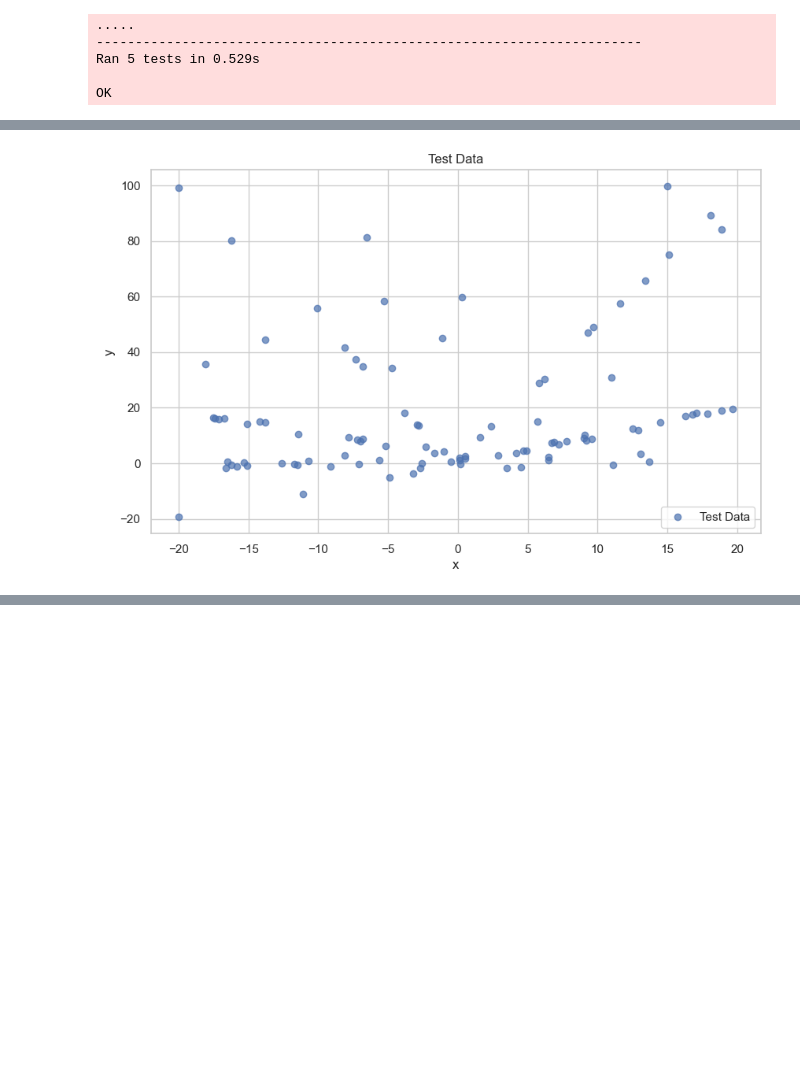
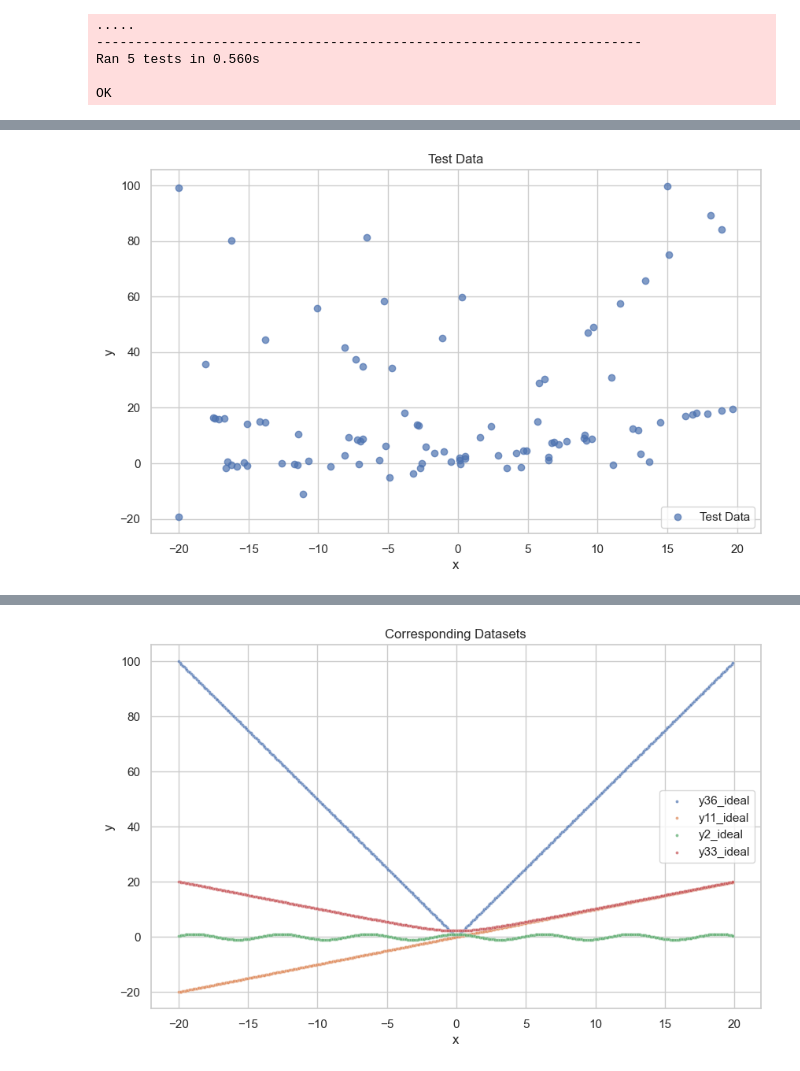
Before and after one commit to RodrigueFomena/Hausarbeit_Python, a Jupyter notebook: Hausarbeit.ipynb, the cells around one changed output, grey strips where cells are left out. Cells and saved outputs as stored; diff of their text form; code cells hidden in the pictures; blank space fills up the shorter version.

```diff
--- a/Hausarbeit.ipynb
+++ b/Hausarbeit.ipynb
@@ -6,6 +6,7 @@ import numpy as np
 import sqlite3
 from sqlalchemy import create_engine
 import matplotlib.pyplot as plt
+import seaborn as sns
 from bokeh.plotting import figure, show
 from bokeh.io import output_notebook
 
@@ -172,19 +173,25 @@ class DataFrameOperation:
 
 
 
-        # Bokeh plot for corresponding ideal datasets
-        # Define the colors from the Matplotlib palette used previously for the training data set.
-        from bokeh.palettes import Category10
-        training_colors = Category10[len(training_data.columns)]
 
-        output_notebook()
-        p = figure(title="Corresponding Datasets", x_axis_label="x", y_axis_label="y", width=900, height=500)
+        # Seaborn plot for corresponding ideal functions
+        # Create a style for the Seaborn plot (optional)
+        sns.set(style="whitegrid")
 
+        # Create a new scatter plot using Seaborn
+        plt.figure(figsize=(10, 6))
         for i, col in enumerate(ideals.columns[1:]):
-            p.scatter(ideals['x'], ideals[col], legend_label=f"{col}_ideal", alpha=0.7, size=8, color=training_colors[i])
+            sns.scatterplot(x='x', y=col, data=ideals, label=f"{col}_ideal", alpha=0.7, s=8)
 
-        p.legend.click_policy = "hide"
-        show(p)
+        # Add labels and legend to the plot
+        plt.title("Corresponding Datasets")
+        plt.xlabel("x")
+        plt.ylabel("y")
+        plt.legend()
+
+        # Show the plot
+        plt.show()
+
 
 
     def display_results(self, sum_dataframes, min_sums_dataframe, metrics_result):
@@ -429,7 +436,7 @@ if __name__ == "__main__":
 # %% [output]
 .....
 ----------------------------------------------------------------------
-Ran 5 tests in 0.529s
+Ran 5 tests in 0.560s
 
 OK
 Confirmed Ideal Functions:
@@ -457,0 +461 @@ N33_max: 6414.6410038341155
+[figure, added]
```
Also changed, not shown: parts of 1 cell of this notebook.
